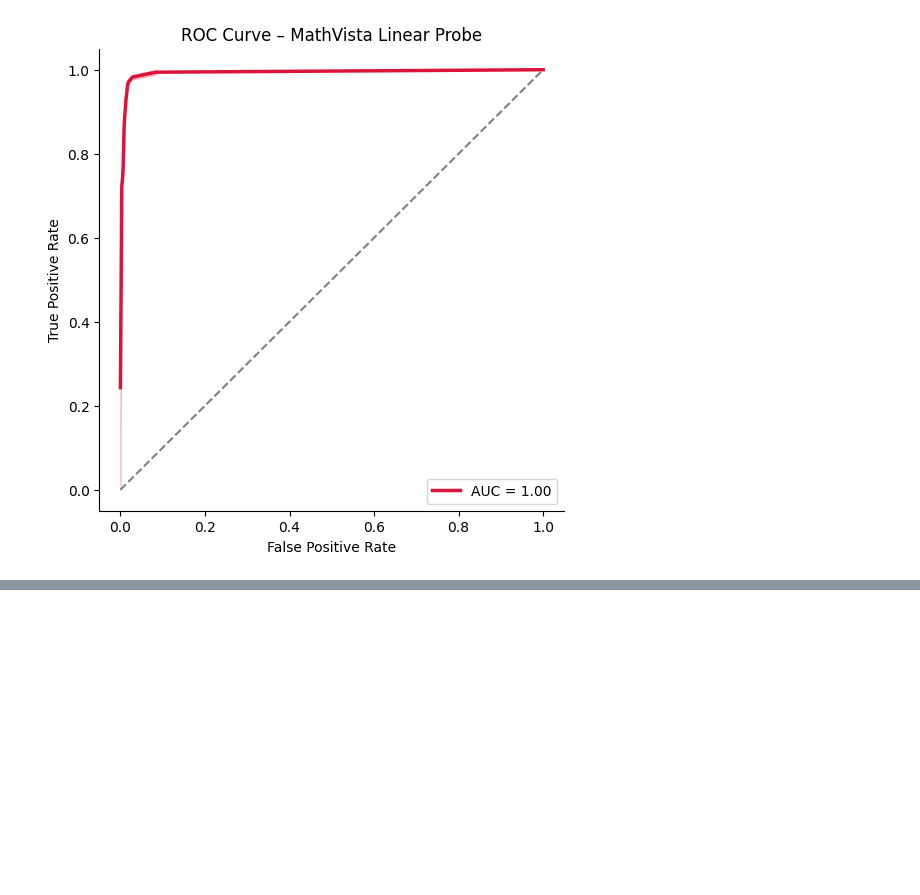
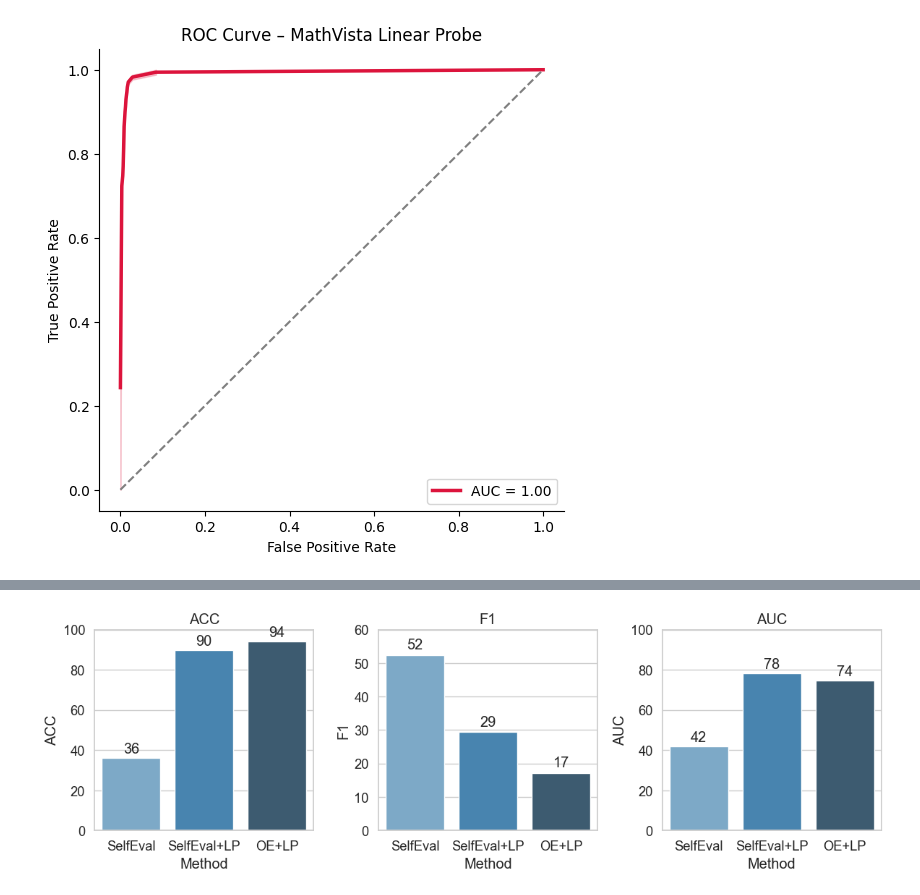
Before and after one commit to he-yulong/LVLM-LP, a Jupyter notebook: Task4_Unc_eval.ipynb, the cells around one changed output, grey strips where cells are left out. Drawn from its saved outputs; the diff is of its cells as text; code cells hidden in the pictures; blank space fills up the shorter version.

```diff
--- a/Task4_Unc_eval.ipynb
+++ b/Task4_Unc_eval.ipynb
@@ -165,0 +128,20 @@ plt.show()
+# %%
+data = json.load(open(f"./output/{model_name}/MathV{fix}_output.json"))
+logits = read_jsonl(f"./output/{model_name}/MathV{fix}.jsonl")
+
+X = np.array([ins['logits'] for ins in logits])
+# y = np.array([1 if data[str(i)]["true_false"] else 0 for i in range(1, 1001)])
+y = np.array([
+    1 if str(data[str(i)]["response"]).strip() == str(data[str(i)]["answer"]).strip() else 0
+    for i in range(1, 1001)
+])
+
+model = LogisticRegression(class_weight='balanced')
+res = cross_validate(model, X, y, cv=10, scoring=('roc_auc', 'accuracy', 'f1'))
+print(res['test_roc_auc'])
+print(res['test_accuracy'])
+print(res['test_f1'])
+
+print(f"AUROC: {np.mean(res['test_roc_auc'])*100:.2f}")
+print(f"ACC: {np.mean(res['test_accuracy'])*100:.2f}")
+print(f"F1: {np.mean(res['test_f1'])*100:.2f}")
@@ -201,0 +326,47 @@ plt.show()
+# %%
+import matplotlib.pyplot as plt
+import seaborn as sns
+import pandas as pd
+
+# Your results
+data = {
+    "Method": ["SelfEval", "SelfEval+LP", "OE+LP"],
+    "ACC": [36.10, 89.80, 93.90],
+    "F1": [52.42, 29.36, 17.21],
+    "AUC": [41.84, 78.15, 74.49],
+}
+
+df = pd.DataFrame(data)
+
+# Plot style
+sns.set(style="whitegrid", font_scale=1.2)
+
+fig, axes = plt.subplots(1, 3, figsize=(12, 4))
+
+# ACC plot
+sns.barplot(ax=axes[0], x="Method", y="ACC", data=df, palette="Blues_d")
+for idx, val in enumerate(df["ACC"]):
+    axes[0].text(idx, val + 1, f"{val:.0f}", ha="center", va="bottom")
+axes[0].set_ylim(0, 100)
+
+# F1 plot
+sns.barplot(ax=axes[1], x="Method", y="F1", data=df, palette="Blues_d")
+for idx, val in enumerate(df["F1"]):
+    axes[1].text(idx, val + 1, f"{val:.0f}", ha="center", va="bottom")
+axes[1].set_ylim(0, 60)
+
+# AUC plot
+sns.barplot(ax=axes[2], x="Method", y="AUC", data=df, palette="Blues_d")
+for idx, val in enumerate(df["AUC"]):
+    axes[2].text(idx, val + 1, f"{val:.0f}", ha="center", va="bottom")
+axes[2].set_ylim(0, 100)
+
+# Titles
+axes[0].set_title("ACC")
+axes[1].set_title("F1")
+axes[2].set_title("AUC")
+
+plt.tight_layout()
+plt.show()
+# %% [output]
+[figure, added]
```
Also changed, not shown: parts of 13 cells of this notebook, 8 other files.
